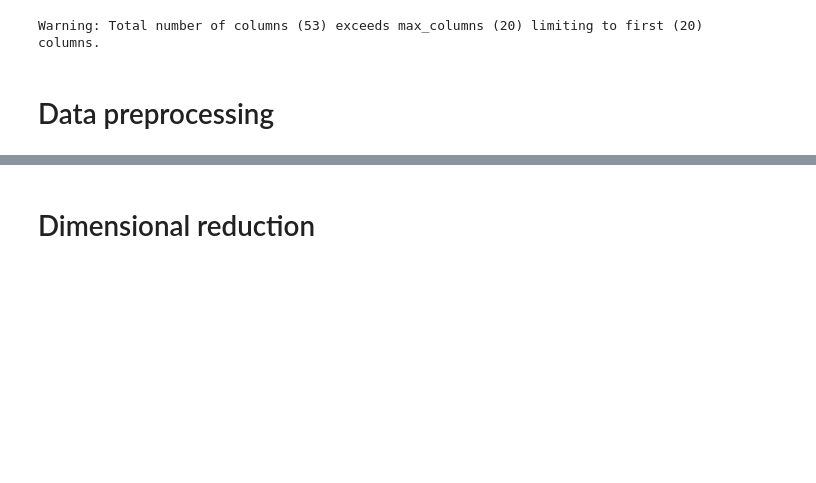
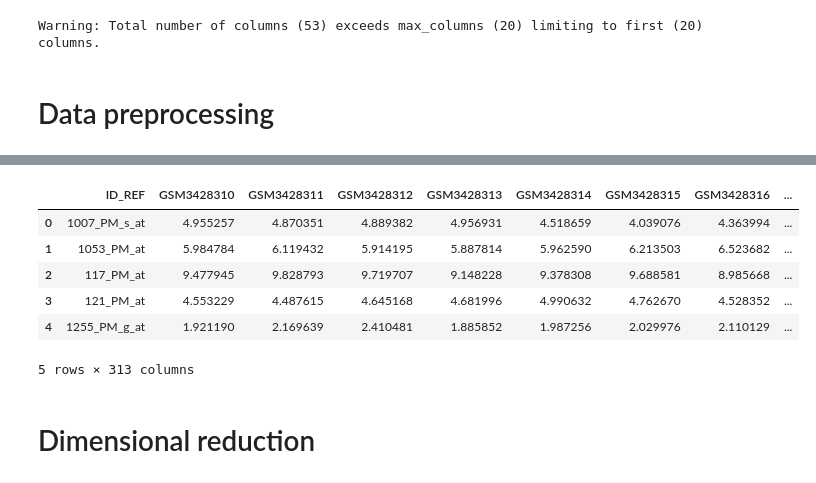
Before and after one commit to CNsquared/breast-cancer-team-1, a Jupyter notebook: Project1/Project1.ipynb, the cells around one changed output, grey strips where cells are left out. Saved outputs shown, nothing was run; the diff lists cells and outputs as text; code cells hidden in the pictures; blank space fills up the shorter version.

```diff
--- a/Project1/Project1.ipynb
+++ b/Project1/Project1.ipynb
@@ -116,0 +123,5 @@ Warning: Total number of columns (53) exceeds max_columns (20) limiting to first
+# %%
+link_paper = 'https://ftp.ncbi.nlm.nih.gov/geo/series/GSE121nnn/GSE121239/matrix/GSE121239_series_matrix.txt.gz'
+!wget $link_paper
+!gunzip GSE121239_series_matrix.txt.gz
+data = pd.read_csv('GSE121239_series_matrix.txt', sep='\t', comment='!', header=0)
@@ -117 +139,11 @@ Warning: Total number of columns (53) exceeds max_columns (20) limiting to first
+# %%
+data.head()
+# %% [output]
+|  | ID_REF | GSM3428310 | GSM3428311 | GSM3428312 | GSM3428313 | GSM3428314 | GSM3428315 | GSM3428316 | ... |
+| 0 | 1007_PM_s_at | 4.955257 | 4.870351 | 4.889382 | 4.956931 | 4.518659 | 4.039076 | 4.363994 | ... |
+| 1 | 1053_PM_at | 5.984784 | 6.119432 | 5.914195 | 5.887814 | 5.962590 | 6.213503 | 6.523682 | ... |
+| 2 | 117_PM_at | 9.477945 | 9.828793 | 9.719707 | 9.148228 | 9.378308 | 9.688581 | 8.985668 | ... |
+| 3 | 121_PM_at | 4.553229 | 4.487615 | 4.645168 | 4.681996 | 4.990632 | 4.762670 | 4.528352 | ... |
+| 4 | 1255_PM_g_at | 1.921190 | 2.169639 | 2.410481 | 1.885852 | 1.987256 | 2.029976 | 2.110129 | ... |
+5 rows × 313 columns
 # %%
```
Also changed, not shown: parts of 12 cells of this notebook.
